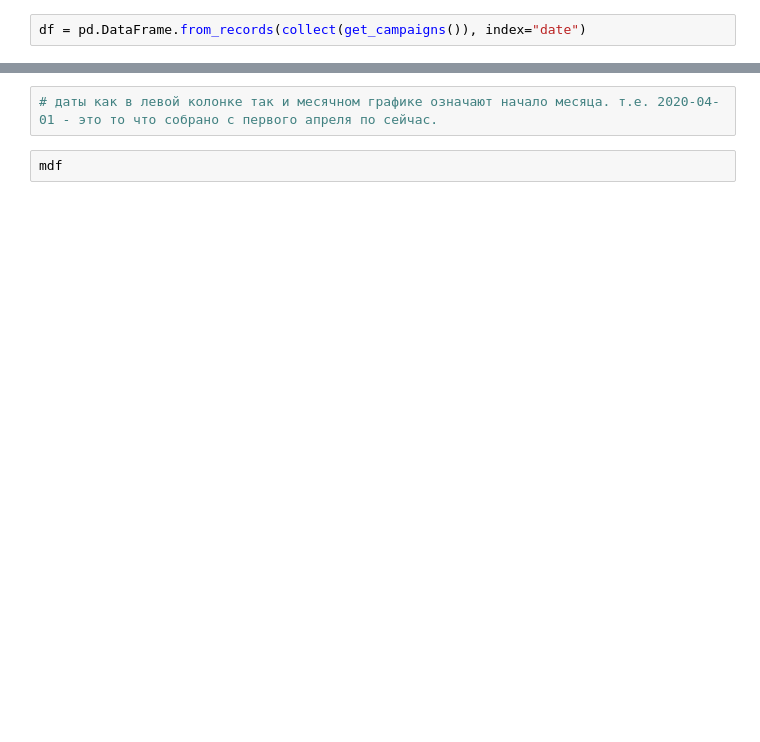
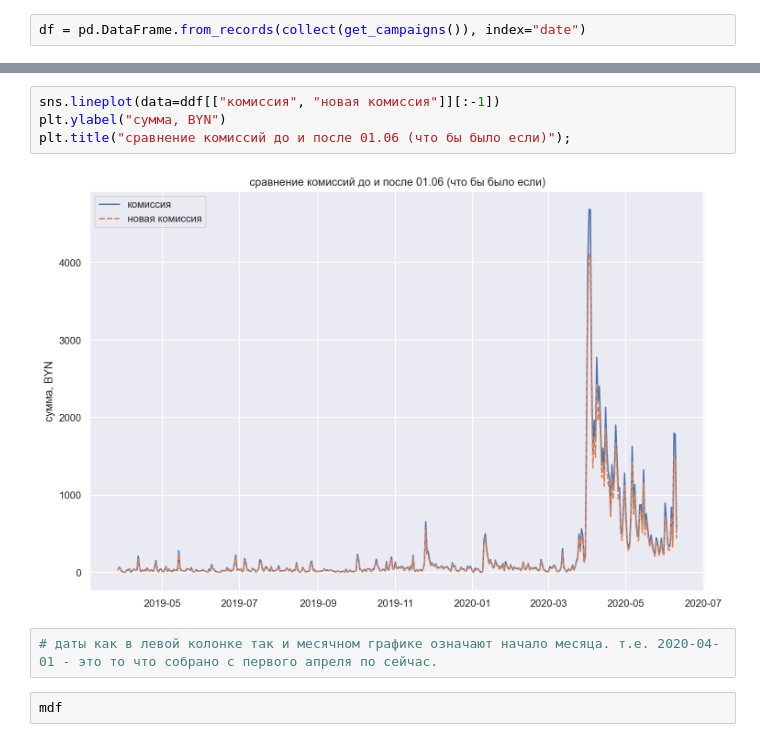
Before and after one commit to iced/motolkulator, a Jupyter notebook: motolkulator.ipynb, the cells around one changed output, grey strips where cells are left out. Cells and saved outputs as stored; diff of their text form; blank space fills up the shorter version.

```diff
--- a/motolkulator.ipynb
+++ b/motolkulator.ipynb
@@ -73,3 +86,9 @@ plt.title("сборы и комиссия по месяцам");
+# %%
+sns.lineplot(data=ddf[["комиссия", "новая комиссия"]][:-1])
+plt.ylabel("сумма, BYN")
+plt.title("сравнение комиссий до и после 01.06 (что бы было если)");
+# %% [output]
+[figure, added]
 # %%
 # даты как в левой колонке так и месячном графике означают начало месяца. т.е. 2020-04-01 - это то что собрано с первого апреля по сейчас.
 # %%
```
Also changed, not shown: parts of 8 cells of this notebook, 1 other file.
